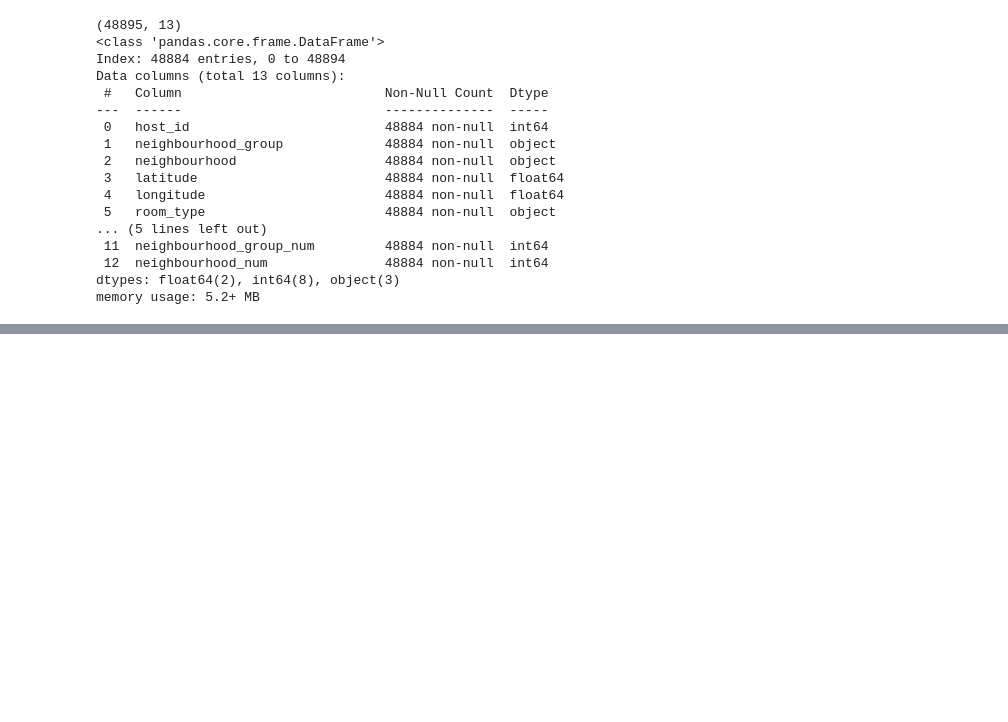
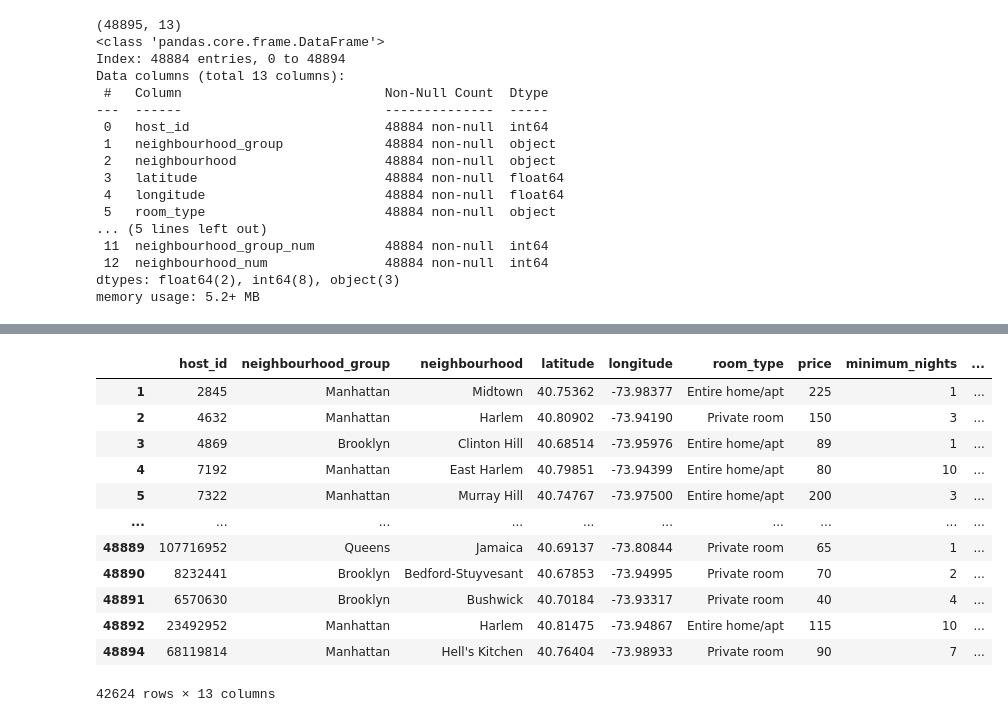
Before and after one commit to Fergo20011/machine-learning-python-template, a Jupyter notebook: src/explore.ipynb, the cells around one changed output, grey strips where cells are left out. Saved outputs shown, nothing was run; the diff lists cells and outputs as text; code cells hidden in the pictures; blank space fills up the shorter version.

```diff
--- a/src/explore.ipynb
+++ b/src/explore.ipynb
@@ -235,0 +276,2 @@ memory usage: 5.2+ MB
+# %%
+df = df[df['minimum_nights']<=30]
@@ -235,0 +284,16 @@ memory usage: 5.2+ MB
+# %%
+df[df['calculated_host_listings_count'] <= 4]
+# %% [output]
+|  | host_id | neighbourhood_group | neighbourhood | latitude | longitude | room_type | price | minimum_nights | ... |
+| 1 | 2845 | Manhattan | Midtown | 40.75362 | -73.98377 | Entire home/apt | 225 | 1 | ... |
+| 2 | 4632 | Manhattan | Harlem | 40.80902 | -73.94190 | Private room | 150 | 3 | ... |
+| 3 | 4869 | Brooklyn | Clinton Hill | 40.68514 | -73.95976 | Entire home/apt | 89 | 1 | ... |
+| 4 | 7192 | Manhattan | East Harlem | 40.79851 | -73.94399 | Entire home/apt | 80 | 10 | ... |
+| 5 | 7322 | Manhattan | Murray Hill | 40.74767 | -73.97500 | Entire home/apt | 200 | 3 | ... |
+| ... | ... | ... | ... | ... | ... | ... | ... | ... | ... |
+| 48889 | 107716952 | Queens | Jamaica | 40.69137 | -73.80844 | Private room | 65 | 1 | ... |
+| 48890 | 8232441 | Brooklyn | Bedford-Stuyvesant | 40.67853 | -73.94995 | Private room | 70 | 2 | ... |
+| 48891 | 6570630 | Brooklyn | Bushwick | 40.70184 | -73.93317 | Private room | 40 | 4 | ... |
+| 48892 | 23492952 | Manhattan | Harlem | 40.81475 | -73.94867 | Entire home/apt | 115 | 10 | ... |
+| 48894 | 68119814 | Manhattan | Hell's Kitchen | 40.76404 | -73.98933 | Private room | 90 | 7 | ... |
+42624 rows × 13 columns
```
Also changed, not shown: parts of 10 cells of this notebook, 2 other files.
